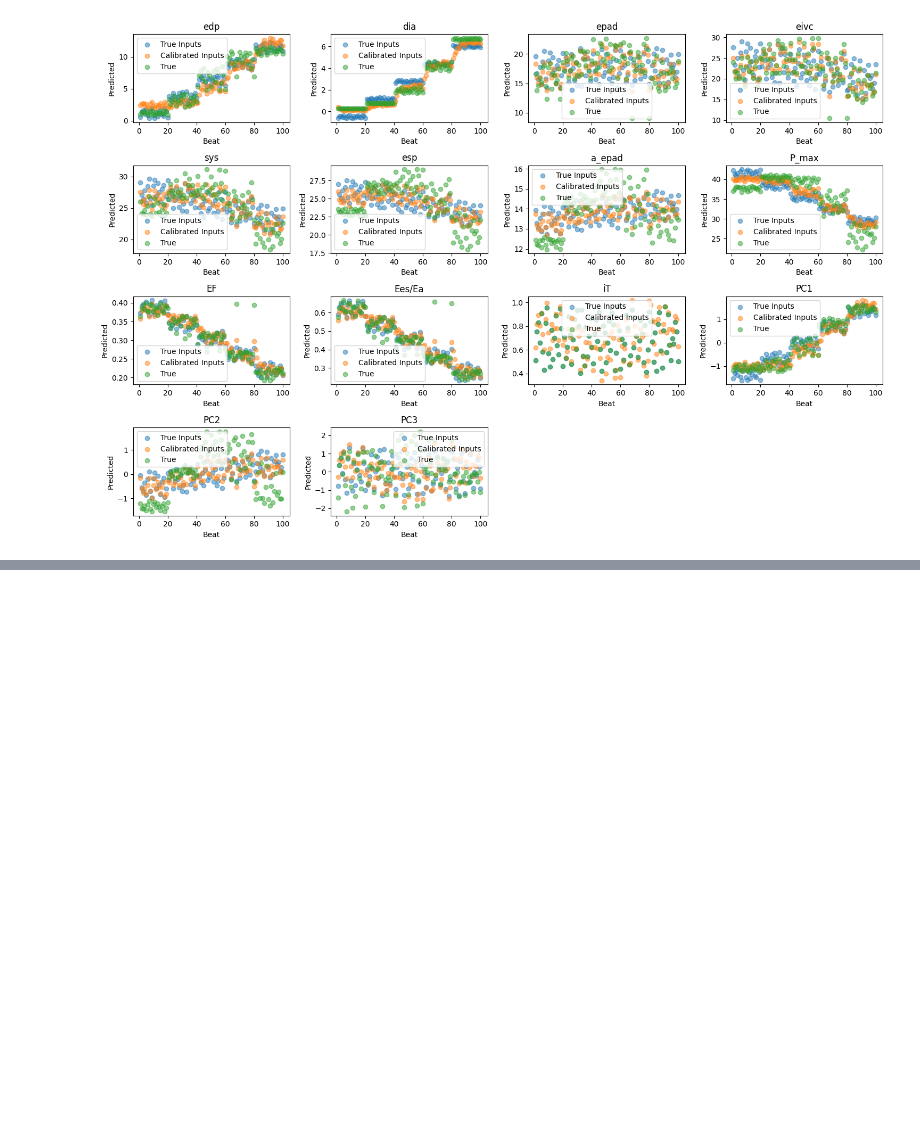
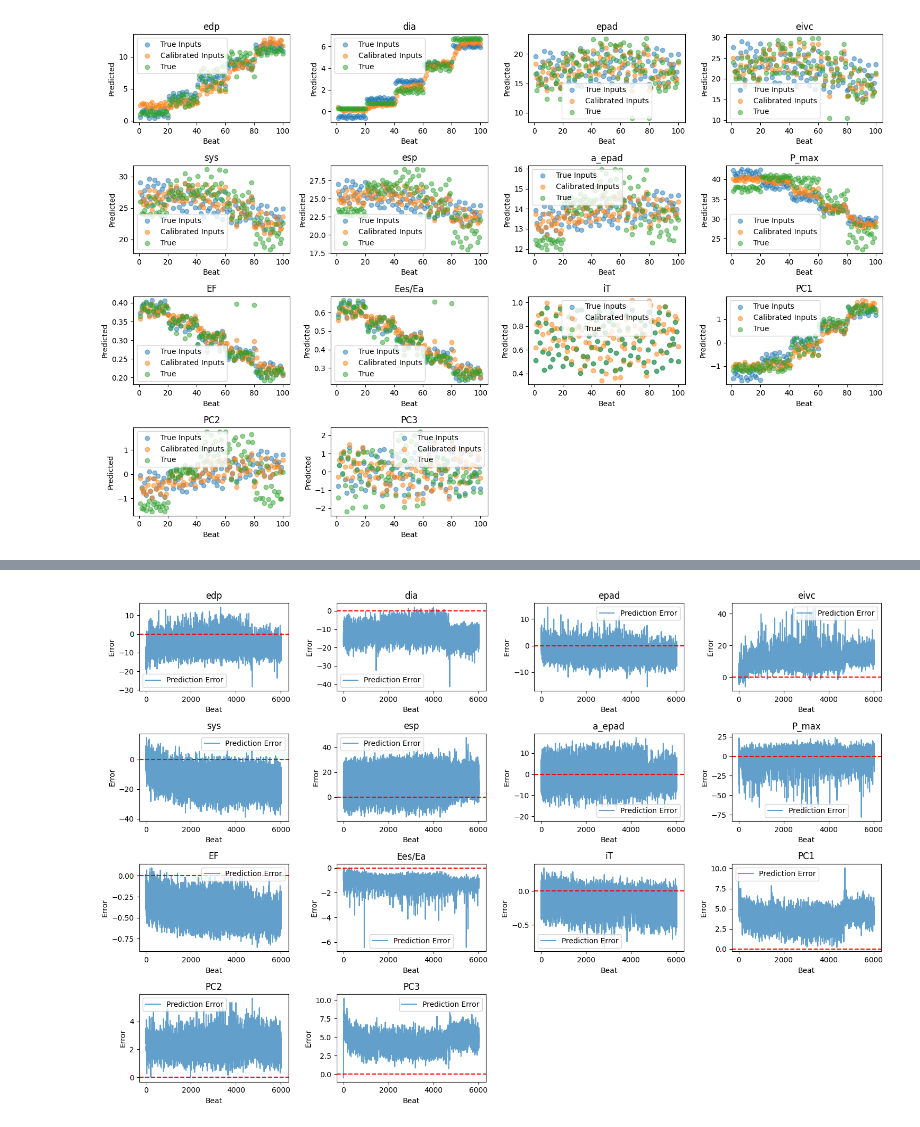
Before and after one commit to alan-turing-institute/cvd-net-pipeline, a Jupyter notebook: notebooks/comparing_emulators.ipynb, the cells around one changed output, grey strips where cells are left out. Saved outputs shown, nothing was run; the diff lists cells and outputs as text; code cells hidden in the pictures; blank space fills up the shorter version.

```diff
--- a/notebooks/comparing_emulators.ipynb
+++ b/notebooks/comparing_emulators.ipynb
@@ -110,0 +107,94 @@ model_error = np.array(emulator_output['RMSE']).reshape(14,1)
+# %%
+n_samples = 4096
+n_params = 8
+data_type = "real"
+emulator_path = "../output_synthetic"
+data_path = "../CohortDataRaw2/output_real/pat_6_night"
+
+all_output_keys = [
+        "edp",
+        "dia",
+        "epad",
+        "eivc",
+        "sys",
+        "esp",
+        "a_epad",
+        "P_max",
+        "EF",
+        "Ees/Ea",
+        "iT",
+        "PC1",
+        "PC2",
+        "PC3"
+    ]
+
+calibration_path_kf = "kf_calibration_results/14_output_keys/kf_calibration_results/14_output_keys/calibration_20251013_115716/kf_estimated_means.csv"
+calibration_path_b2b = "bayesian_calibration_results/14_output_keys/calibration_20251013_115715/posterior_mean.csv"
+
+# Emulators
+emulators= pd.read_pickle(f"{emulator_path}/output_{n_samples}_{n_params}_params/emulators/linear_models_and_r2_scores_{n_samples}.pkl")
+
+
+# True output data
+true_output = pd.read_csv(f"{data_path}/waveform_resampled_all_pressure_traces_rv_with_pca.csv")
+
+# Calibrated inputs
+calibrated_inputs_kf = pd.read_csv(f"{data_path}/{calibration_path_kf}")
+calibrated_inputs_b2b = pd.read_csv(f"{data_path}/{calibration_path_b2b}")
+
+# Select emulators and data for specified output_keys
+emulator_output = emulators.loc[all_output_keys]
+observation_data = true_output.loc[:, all_output_keys]
+
+
+# Construct beta matrix and intercepts
+beta_matrix = []
+intercept = []
+
+for _, row_entry in emulator_output.iterrows():
+    model = row_entry['Model']
+    beta_matrix.append(model.coef_)
+    intercept.append(model.intercept_)
+
+beta_matrix = np.array(beta_matrix)
+intercept = np.array(intercept).reshape(len(intercept), 1)
+
+
+# emulator predictions for calibrated inputs
+emulator_predictions_calibrated_kf = np.dot(beta_matrix, calibrated_inputs_kf.T) + intercept
+emulator_predictions_calibrated_kf = pd.DataFrame(emulator_predictions_calibrated_kf.T, columns=all_output_keys)
+
+emulator_predictions_calibrated_b2b = np.dot(beta_matrix, calibrated_inputs_b2b.T) + intercept
+emulator_predictions_calibrated_b2b = pd.DataFrame(emulator_predictions_calibrated_b2b.T, columns=all_output_keys)
+
+
+# prediction error (between emulator predictions and observed data)
+prediction_error_kf = emulator_predictions_calibrated_kf.values - observation_data.values
+prediction_error_kf_df = pd.DataFrame(prediction_error_kf, columns=all_output_keys)
+prediction_error_b2b = emulator_predictions_calibrated_b2b.values - observation_data.values
+prediction_error_b2b_df = pd.DataFrame(prediction_error_b2b, columns=all_output_keys)
+
+# Plot prediction error through time for each output key
+plt.figure(figsize=(15, 10))
+for i, key in enumerate(all_output_keys):
+    plt.subplot(4, 4, i+1)
+    plt.plot(prediction_error_kf[:, i], label='Prediction Error', alpha=0.7)
+    plt.axhline(0, color='r', linestyle='--')
+    plt.xlabel('Beat')
+    plt.ylabel('Error')
+    plt.title(f'{key}')
+    plt.legend()
+plt.tight_layout()
+
+plt.figure(figsize=(15, 10))
+for i, key in enumerate(all_output_keys):
+    plt.subplot(4, 4, i+1)
+    plt.plot(prediction_error_b2b[:, i], label='Prediction Error', alpha=0.7)
+    plt.axhline(0, color='r', linestyle='--')
+    plt.xlabel('Beat')
+    plt.ylabel('Error')
+    plt.title(f'{key}')
+    plt.legend()
+plt.tight_layout()
+# %% [output]
+[figure, added]
```
Also changed, not shown: parts of 7 cells of this notebook, 7 other files.
